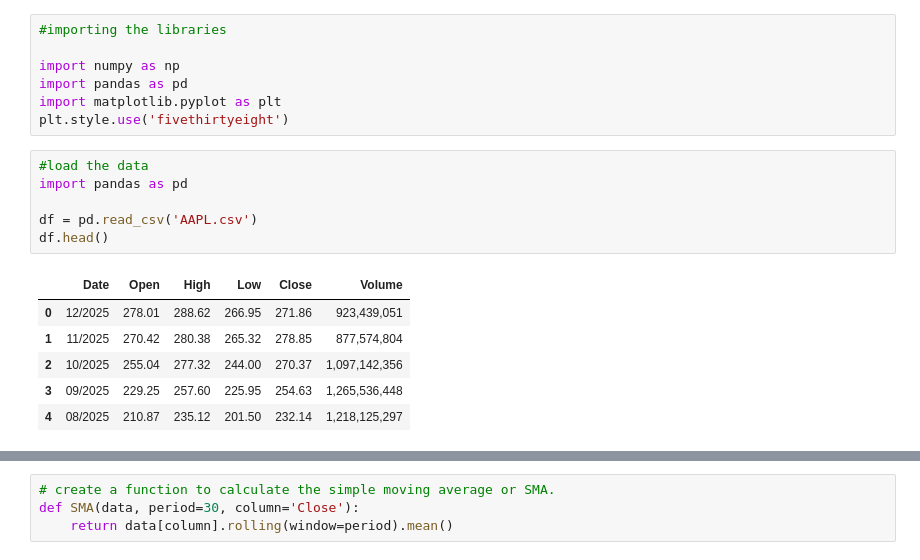
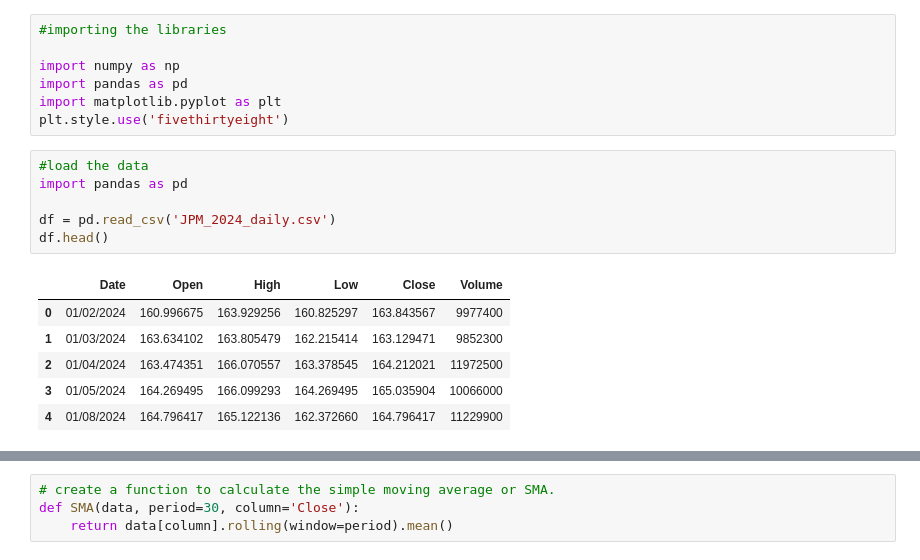
Before and after one commit to jackashleyb/Simple-Moving-Average-SMA-Crossover-Trading-Strategy, a Jupyter notebook: SMA Crossover.ipynb, the cells around one changed output, grey strips where cells are left out. Cells and saved outputs as stored; diff of their text form.

```diff
--- a/SMA Crossover.ipynb
+++ b/SMA Crossover.ipynb
@@ -10,13 +10,13 @@ plt.style.use('fivethirtyeight')
 # %%
 #load the data
 import pandas as pd
 
-df = pd.read_csv('AAPL.csv')
+df = pd.read_csv('JPM_2024_daily.csv')
 df.head()
 # %% [output]
 |  | Date | Open | High | Low | Close | Volume |
-| 0 | 12/2025 | 278.01 | 288.62 | 266.95 | 271.86 | 923,439,051 |
-| 1 | 11/2025 | 270.42 | 280.38 | 265.32 | 278.85 | 877,574,804 |
-| 2 | 10/2025 | 255.04 | 277.32 | 244.00 | 270.37 | 1,097,142,356 |
-| 3 | 09/2025 | 229.25 | 257.60 | 225.95 | 254.63 | 1,265,536,448 |
-| 4 | 08/2025 | 210.87 | 235.12 | 201.50 | 232.14 | 1,218,125,297 |
+| 0 | 01/02/2024 | 160.996675 | 163.929256 | 160.825297 | 163.843567 | 9977400 |
+| 1 | 01/03/2024 | 163.634102 | 163.805479 | 162.215414 | 163.129471 | 9852300 |
+| 2 | 01/04/2024 | 163.474351 | 166.070557 | 163.378545 | 164.212021 | 11972500 |
+| 3 | 01/05/2024 | 164.269495 | 166.099293 | 164.269495 | 165.035904 | 10066000 |
+| 4 | 01/08/2024 | 164.796417 | 165.122136 | 162.372660 | 164.796417 | 11229900 |
```
Also changed, not shown: parts of 2 cells of this notebook, 2 other files.
